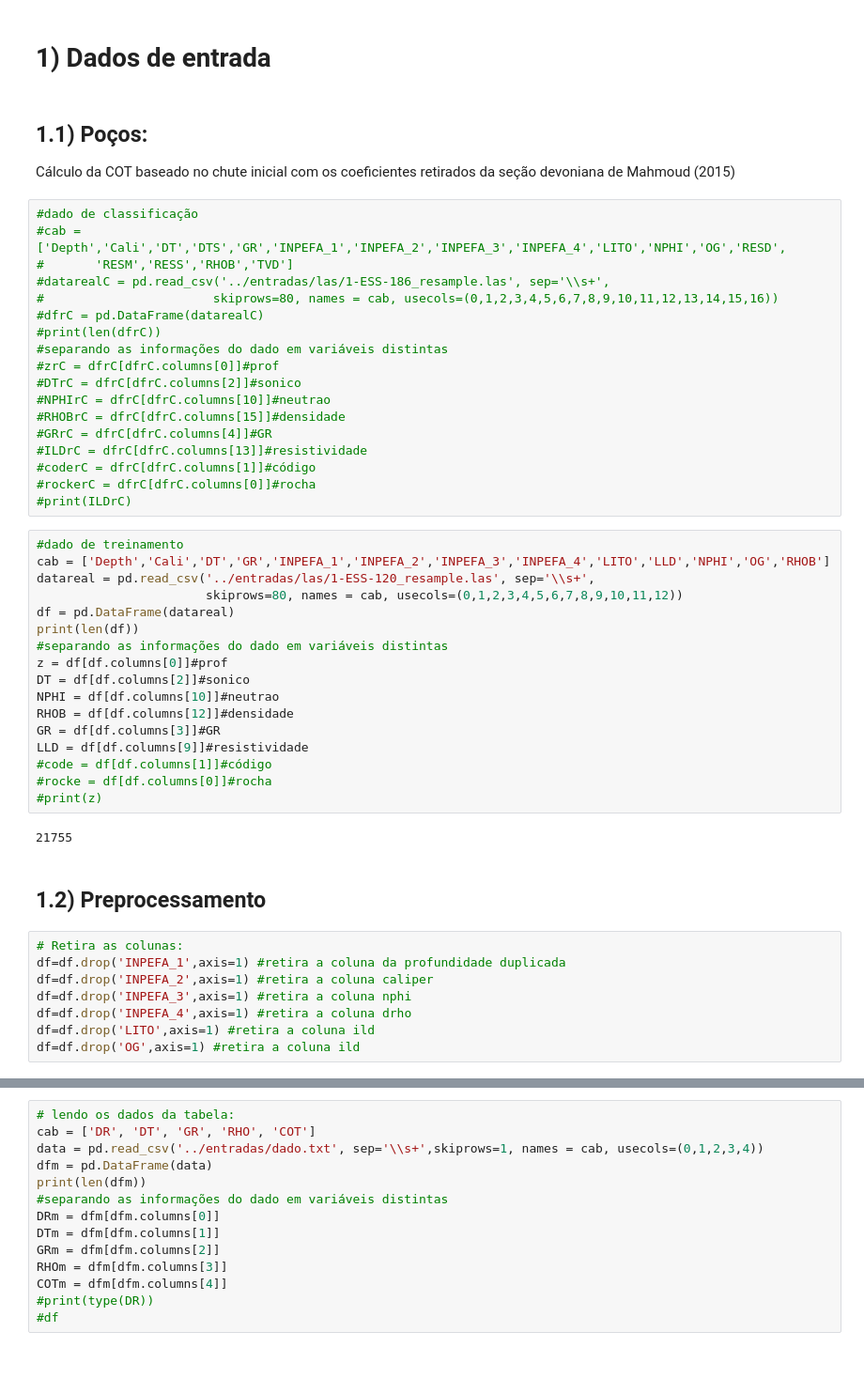
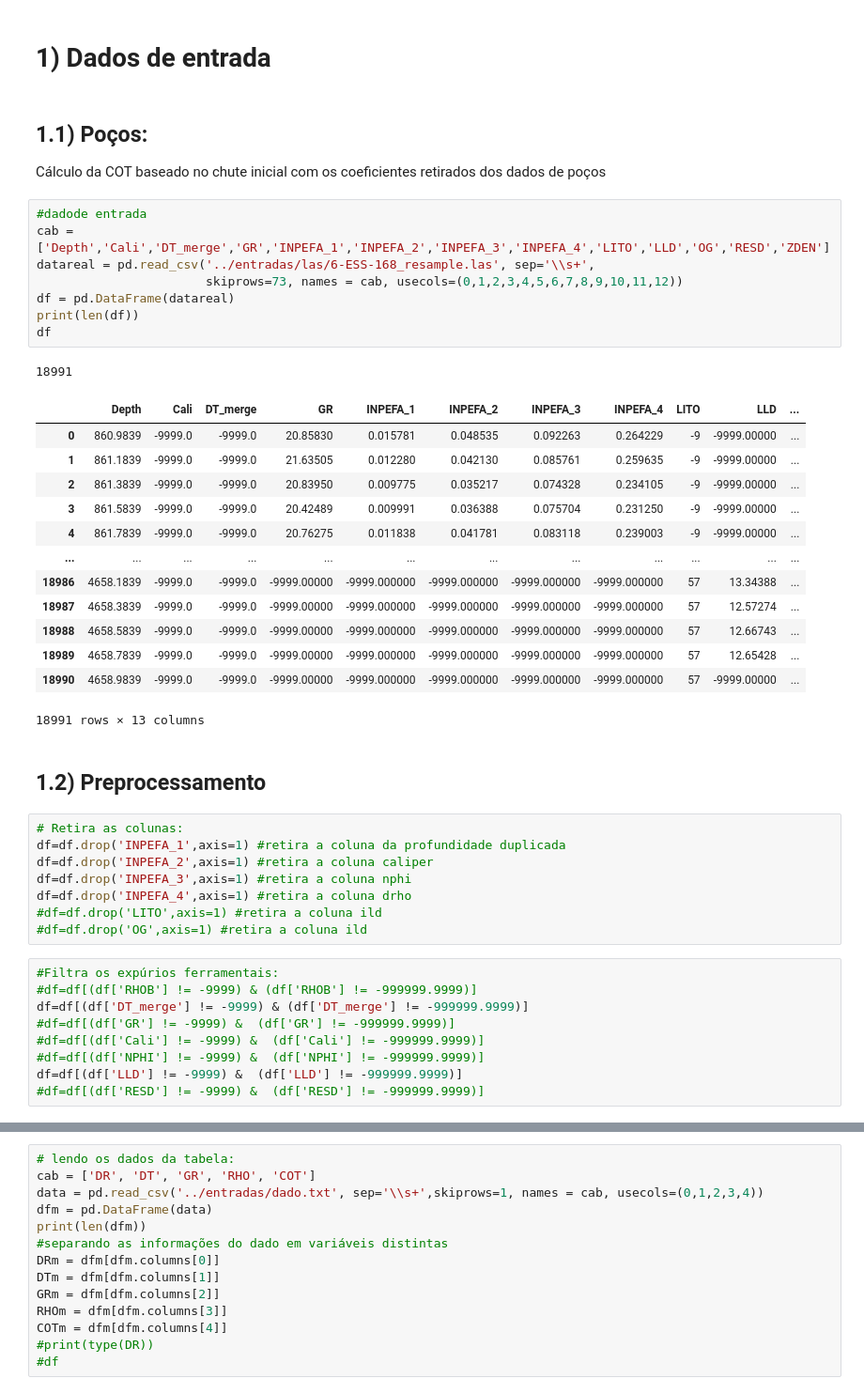
Before and after one commit to VictorCarreira/incertezas, a Jupyter notebook: programas/Passey90.ipynb, the cells around one changed output, grey strips where cells are left out. Shown: that part at 94% size. Drawn from its saved outputs; the diff is of its cells as text; blank space fills up the shorter version.

```diff
--- a/programas/Passey90.ipynb
+++ b/programas/Passey90.ipynb
@@ -194,44 +194,30 @@ Variância       |1585   | 67   |468  |0.0044|0.916|
 # %% [markdown]
 ## 1.1) Poços:
 
-Cálculo da COT baseado no chute inicial com os coeficientes retirados da seção devoniana de Mahmoud (2015)
+Cálculo da COT baseado no chute inicial com os coeficientes retirados dos dados de poços
 # %%
-#dado de classificação
-#cab = ['Depth','Cali','DT','DTS','GR','INPEFA_1','INPEFA_2','INPEFA_3','INPEFA_4','LITO','NPHI','OG','RESD',
-#       'RESM','RESS','RHOB','TVD']
-#datarealC = pd.read_csv('../entradas/las/1-ESS-186_resample.las', sep='\\s+',
-#                       skiprows=80, names = cab, usecols=(0,1,2,3,4,5,6,7,8,9,10,11,12,13,14,15,16))
-#dfrC = pd.DataFrame(datarealC)
-#print(len(dfrC))
-#separando as informações do dado em variáveis distintas
-#zrC = dfrC[dfrC.columns[0]]#prof
-#DTrC = dfrC[dfrC.columns[2]]#sonico
-#NPHIrC = dfrC[dfrC.columns[10]]#neutrao
-#RHOBrC = dfrC[dfrC.columns[15]]#densidade
-#GRrC = dfrC[dfrC.columns[4]]#GR
-#ILDrC = dfrC[dfrC.columns[13]]#resistividade
-#coderC = dfrC[dfrC.columns[1]]#código
-#rockerC = dfrC[dfrC.columns[0]]#rocha
-#print(ILDrC)
+#dadode entrada
+cab = ['Depth','Cali','DT_merge','GR','INPEFA_1','INPEFA_2','INPEFA_3','INPEFA_4','LITO','LLD','OG','RESD','ZDEN']
+datareal = pd.read_csv('../entradas/las/6-ESS-168_resample.las', sep='\\s+',
+                       skiprows=73, names = cab, usecols=(0,1,2,3,4,5,6,7,8,9,10,11,12))
+df = pd.DataFrame(datareal)
+print(len(df))
+df
+# %% [output]
+18991
+|  | Depth | Cali | DT_merge | GR | INPEFA_1 | INPEFA_2 | INPEFA_3 | INPEFA_4 | LITO | LLD | ... |
+| 0 | 860.9839 | -9999.0 | -9999.0 | 20.85830 | 0.015781 | 0.048535 | 0.092263 | 0.264229 | -9 | -9999.00000 | ... |
+| 1 | 861.1839 | -9999.0 | -9999.0 | 21.63505 | 0.012280 | 0.042130 | 0.085761 | 0.259635 | -9 | -9999.00000 | ... |
+| 2 | 861.3839 | -9999.0 | -9999.0 | 20.83950 | 0.009775 | 0.035217 | 0.074328 | 0.234105 | -9 | -9999.00000 | ... |
+| 3 | 861.5839 | -9999.0 | -9999.0 | 20.42489 | 0.009991 | 0.036388 | 0.075704 | 0.231250 | -9 | -9999.00000 | ... |
+| 4 | 861.7839 | -9999.0 | -9999.0 | 20.76275 | 0.011838 | 0.041781 | 0.083118 | 0.239003 | -9 | -9999.00000 | ... |
+| ... | ... | ... | ... | ... | ... | ... | ... | ... | ... | ... | ... |
+| 18986 | 4658.1839 | -9999.0 | -9999.0 | -9999.00000 | -9999.000000 | -9999.000000 | -9999.000000 | -9999.000000 | 57 | 13.34388 | ... |
+| 18987 | 4658.3839 | -9999.0 | -9999.0 | -9999.00000 | -9999.000000 | -9999.000000 | -9999.000000 | -9999.000000 | 57 | 12.57274 | ... |
+| 18988 | 4658.5839 | -9999.0 | -9999.0 | -9999.00000 | -9999.000000 | -9999.000000 | -9999.000000 | -9999.000000 | 57 | 12.66743 | ... |
+| 18989 | 4658.7839 | -9999.0 | -9999.0 | -9999.00000 | -9999.000000 | -9999.000000 | -9999.000000 | -9999.000000 | 57 | 12.65428 | ... |
+| 18990 | 4658.9839 | -9999.0 | -9999.0 | -9999.00000 | -9999.000000 | -9999.000000 | -9999.000000 | -9999.000000 | 57 | -9999.00000 | ... |
+18991 rows × 13 columns
-# %%
-#dado de treinamento
-cab = ['Depth','Cali','DT','GR','INPEFA_1','INPEFA_2','INPEFA_3','INPEFA_4','LITO','LLD','NPHI','OG','RHOB']
-datareal = pd.read_csv('../entradas/las/1-ESS-120_resample.las', sep='\\s+',
-                       skiprows=80, names = cab, usecols=(0,1,2,3,4,5,6,7,8,9,10,11,12))
-df = pd.DataFrame(datareal)
-print(len(df))
-#separando as informações do dado em variáveis distintas
-z = df[df.columns[0]]#prof
-DT = df[df.columns[2]]#sonico
-NPHI = df[df.columns[10]]#neutrao
-RHOB = df[df.columns[12]]#densidade
-GR = df[df.columns[3]]#GR
-LLD = df[df.columns[9]]#resistividade
-#code = df[df.columns[1]]#código
-#rocke = df[df.columns[0]]#rocha
-#print(z)
-# %% [output]
-21755
 # %% [markdown]
 ## 1.2) Preprocessamento
 # %%
@@ -240,8 +226,17 @@ df=df.drop('INPEFA_1',axis=1) #retira a coluna da profundidade duplicada
 df=df.drop('INPEFA_2',axis=1) #retira a coluna caliper
 df=df.drop('INPEFA_3',axis=1) #retira a coluna nphi
 df=df.drop('INPEFA_4',axis=1) #retira a coluna drho
-df=df.drop('LITO',axis=1) #retira a coluna ild
-df=df.drop('OG',axis=1) #retira a coluna ild
+#df=df.drop('LITO',axis=1) #retira a coluna ild
+#df=df.drop('OG',axis=1) #retira a coluna ild
+# %%
+#Filtra os expúrios ferramentais:
+#df=df[(df['RHOB'] != -9999) & (df['RHOB'] != -999999.9999)]
+df=df[(df['DT_merge'] != -9999) & (df['DT_merge'] != -999999.9999)]
+#df=df[(df['GR'] != -9999) &  (df['GR'] != -999999.9999)]
+#df=df[(df['Cali'] != -9999) &  (df['Cali'] != -999999.9999)]
+#df=df[(df['NPHI'] != -9999) &  (df['NPHI'] != -999999.9999)]
+df=df[(df['LLD'] != -9999) &  (df['LLD'] != -999999.9999)]
+#df=df[(df['RESD'] != -9999) &  (df['RESD'] != -999999.9999)]
 # %%
 #Inverte as linhas do dataframe e reseta os índices:
 #df=df[::-1].reset_index()
```
Also changed, not shown: parts of 28 cells of this notebook.
